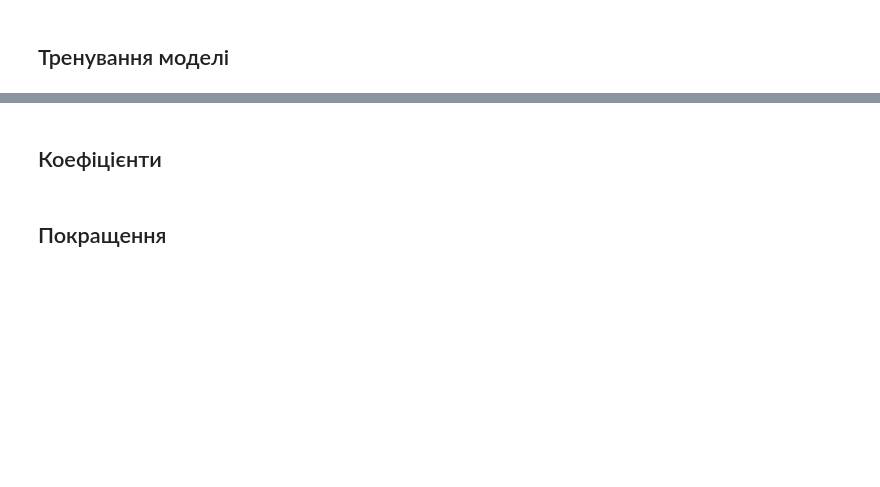
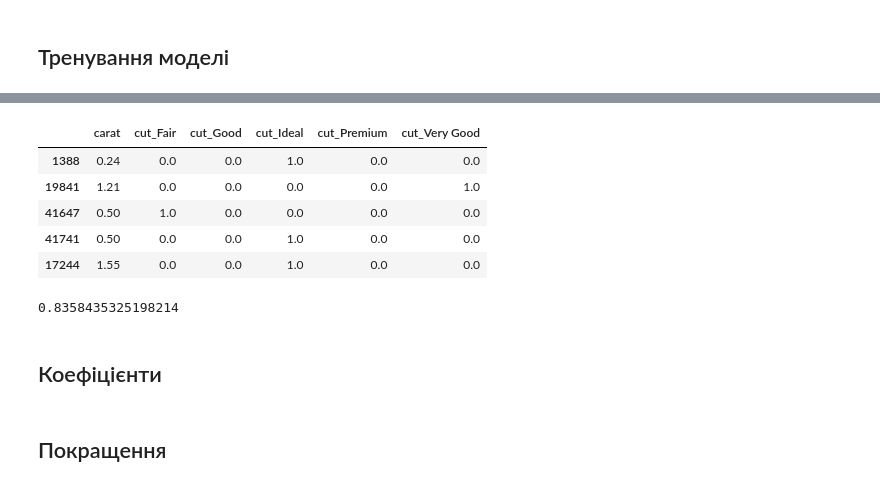
Before and after one commit to HalyshAnton/Python-AI, a Jupyter notebook: linear_regression.ipynb, the cells around one changed output, grey strips where cells are left out. Cells and saved outputs as stored; diff of their text form; code cells hidden in the pictures; blank space fills up the shorter version.

```diff
--- a/linear_regression.ipynb
+++ b/linear_regression.ipynb
@@ -436,3 +586,24 @@ X_train, X_test, y_train, y_test = train_test_split(X, y,
+# %%
+# обробка
+X_test_prep_cut = encoder.transform(X_test[['cut']])
+
+X_test_prep = pd.concat([X_test['carat'], X_test_prep_cut], axis=1)
+
+X_test_prep.head()
+# %% [output]
+|  | carat | cut_Fair | cut_Good | cut_Ideal | cut_Premium | cut_Very Good |
+| 1388 | 0.24 | 0.0 | 0.0 | 1.0 | 0.0 | 0.0 |
+| 19841 | 1.21 | 0.0 | 0.0 | 0.0 | 0.0 | 1.0 |
+| 41647 | 0.50 | 1.0 | 0.0 | 0.0 | 0.0 | 0.0 |
+| 41741 | 0.50 | 0.0 | 0.0 | 1.0 | 0.0 | 0.0 |
+| 17244 | 1.55 | 0.0 | 0.0 | 1.0 | 0.0 | 0.0 |
+# %%
+# test(нові дані)
+y_test_pred = model.predict(X_test_prep)
+
+metrics.r2_score(y_test_pred, y_test)
+# %% [output]
+0.8358435325198214
 # %% [markdown]
 ## Коефіцієнти
 # %% [markdown]
```
Also changed, not shown: parts of 34 cells of this notebook.
